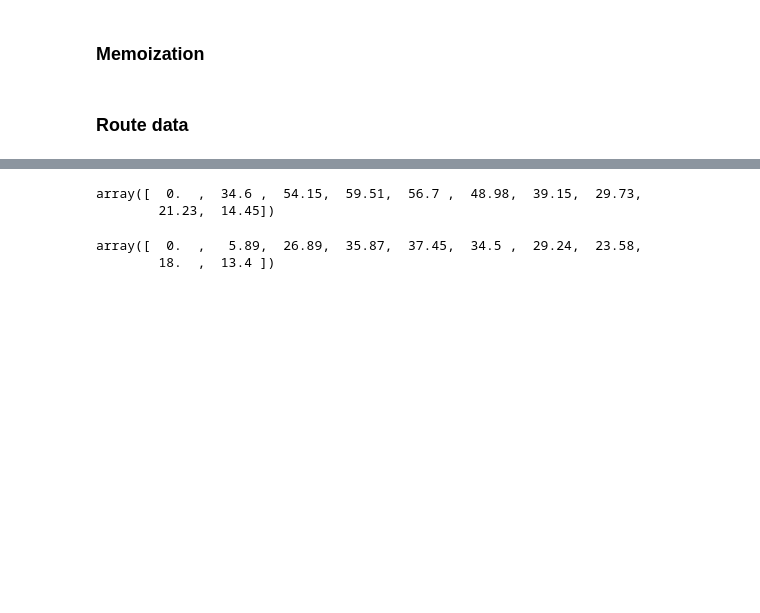
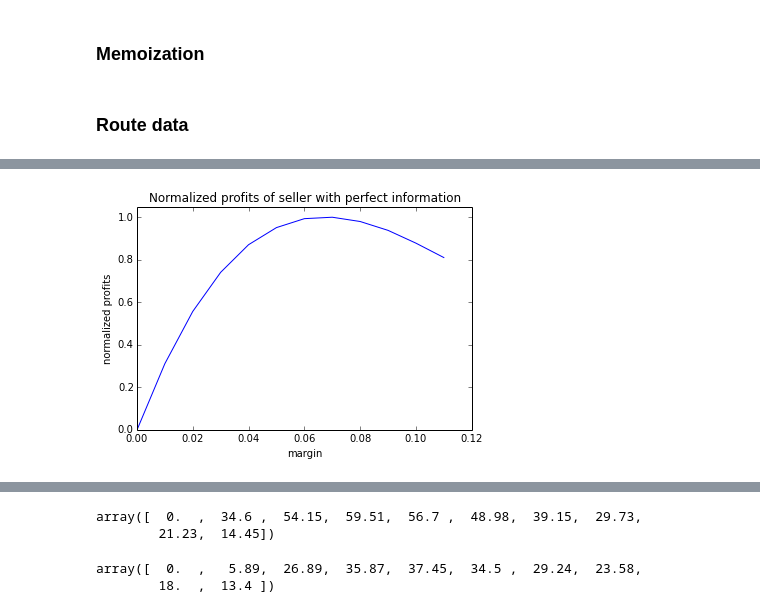
Before and after one commit to vankempen/Thesis, a Jupyter notebook: Simulation/Final simulation.ipynb, the cells around one changed output, grey strips where cells are left out. Drawn from its saved outputs; the diff is of its cells as text; code cells hidden in the pictures; blank space fills up the shorter version.

```diff
--- a/Simulation/Final simulation.ipynb
+++ b/Simulation/Final simulation.ipynb
@@ -204,7 +204,7 @@ class Simulation():
         # determine whether customer would normally wait or fly
         customer_decision = np.array(customer_wait < customer_buy, dtype=np.int8) # 0: buy, 1: wait
 
-        customer_WTP = np.minimum(customer_buy, customer_wait)
+        customer_WTP = np.maximum(np.minimum(customer_buy, customer_wait), 0)
 
         accepted = customer_WTP >= (seller_WTA + self.P_fs)
 
@@ -217,7 +217,7 @@ class Simulation():
         exercise = np.random.binomial(1, self.P_fs)
         costs = np.maximum(0, (changes - 1) * exercise * accepted)
 
-        self.total_revenues[trial_num, :] = np.bincount(labels, revenues)
+        self.total_revenues[trial_num, :] = np.bincount(labels, revenues) #DEBUG made relative
         self.total_costs[trial_num, :]    = np.bincount(labels, costs)
         self.total_profits[trial_num, :]  = np.bincount(labels, revenues - costs)
         self.total_accepted[trial_num, :] = np.bincount(labels, accepted)
@@ -239,3 +354,12 @@ sim = Simulation(*pairs[0], seller_accuracy='perfect', customer_accuracy=.1, arr
+# %%
+_ = plot(margins - 1, r.mean(axis=0)/r.mean(axis=0).max())
+title('Normalized profits of seller with perfect information')
+xlabel('margin')
+ylabel('normalized profits')
+ylim(0, 1.05)
+savefig('/home/patrick/normalized_profits.png', dpi=200)
+# %% [output]
+[figure, added]
 # %%
 revs = []
 marges = np.linspace(1.0, 1.1, 10)
```
Also changed, not shown: parts of 21 cells of this notebook, 4 other files.
